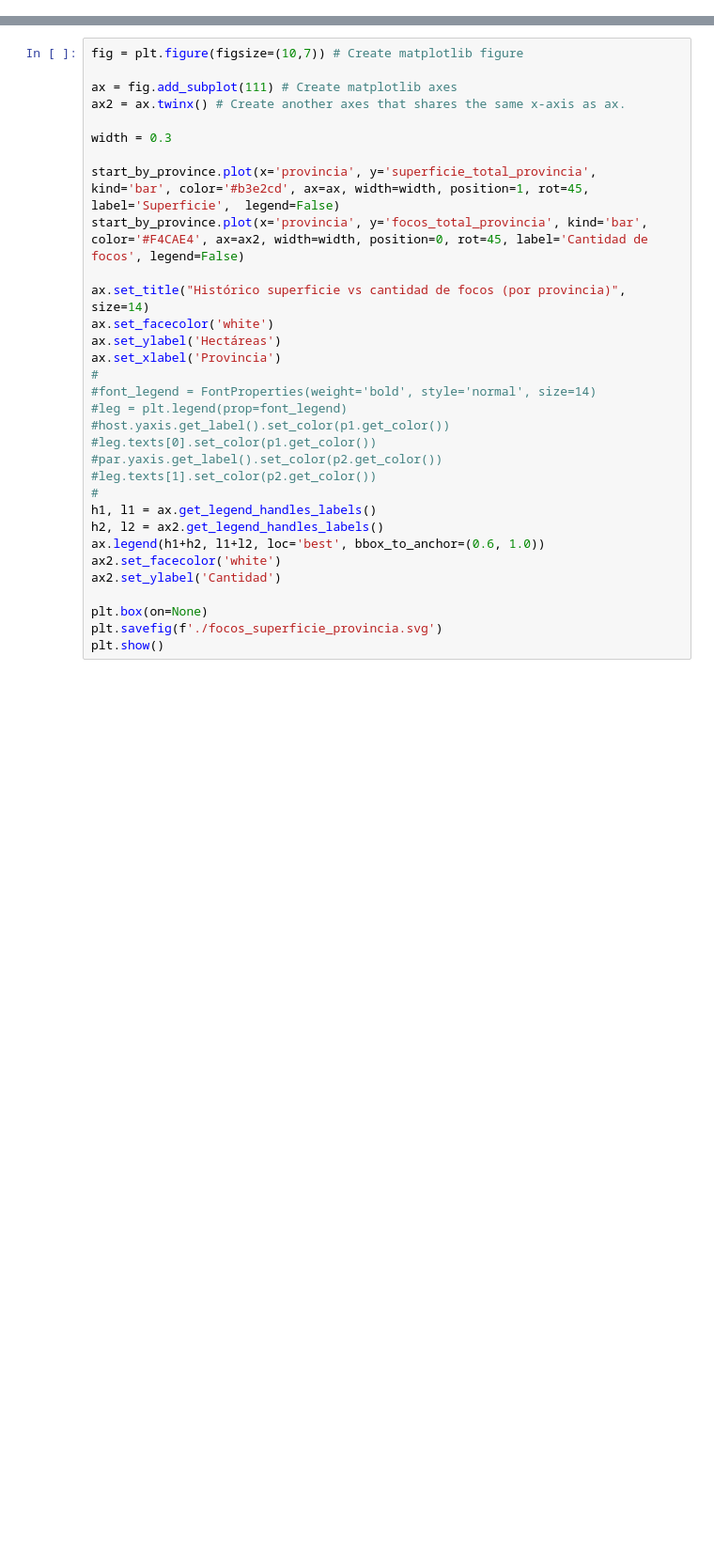
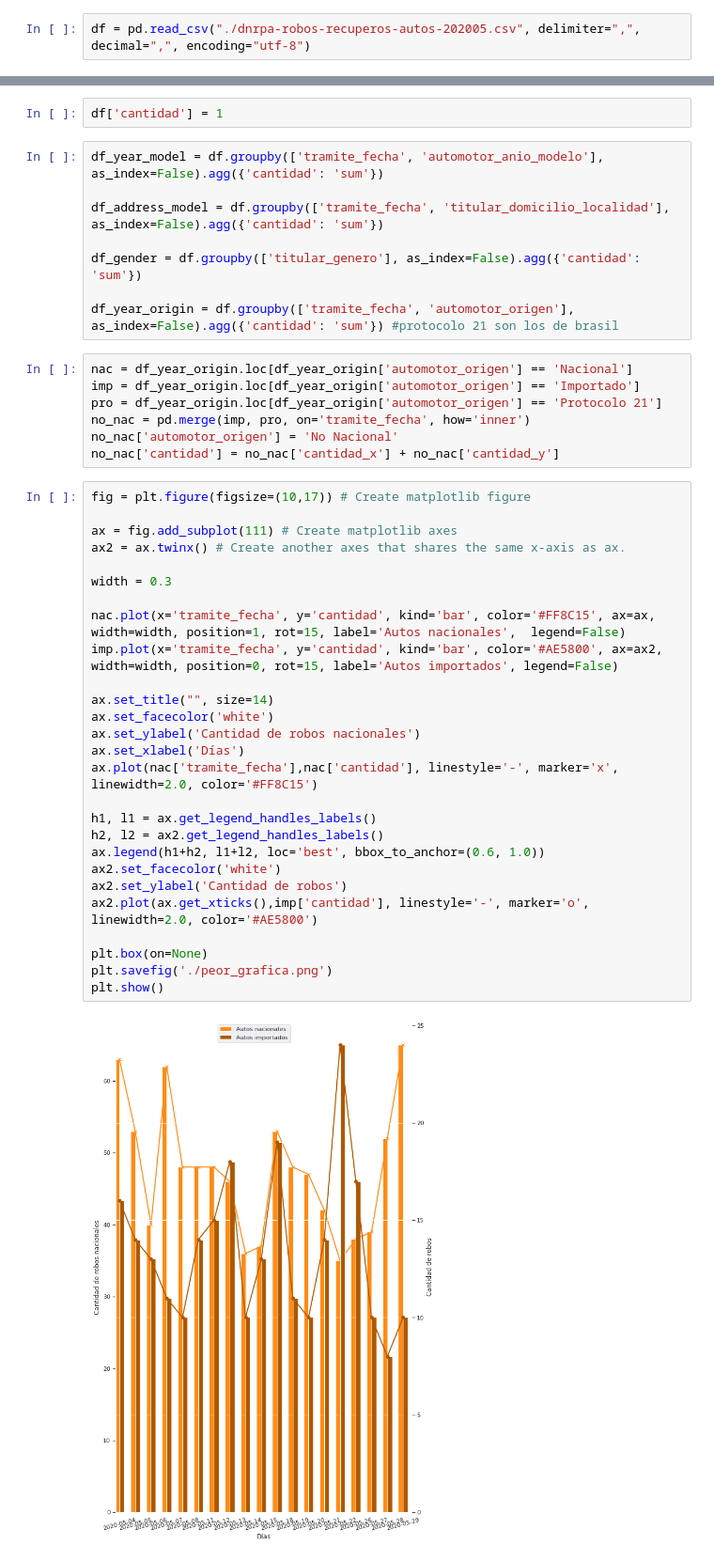
Before and after one commit to juanknebel/visualizacion-de-la-informacion-2020, a Jupyter notebook: tp2/tp2.ipynb, the cells around one changed output, grey strips where cells are left out. Shown: that part at 94% size. Drawn from its saved outputs; the diff is of its cells as text; blank space fills up the shorter version.

```diff
--- a/tp2/tp2.ipynb
+++ b/tp2/tp2.ipynb
@@ -161,0 +16,2 @@ start_by_province = pd.merge(area_by_province, quantity_by_province, on='provinc
+# %%
+df = pd.read_csv("./dnrpa-robos-recuperos-autos-202005.csv", delimiter=",", decimal=",", encoding="utf-8")
@@ -162,32 +44,46 @@ start_by_province = pd.merge(area_by_province, quantity_by_province, on='provinc
+# %%
+df['cantidad'] = 1
+# %%
+df_year_model = df.groupby(['tramite_fecha', 'automotor_anio_modelo'], as_index=False).agg({'cantidad': 'sum'})
+
+df_address_model = df.groupby(['tramite_fecha', 'titular_domicilio_localidad'], as_index=False).agg({'cantidad': 'sum'})
+
+df_gender = df.groupby(['titular_genero'], as_index=False).agg({'cantidad': 'sum'})
+
+df_year_origin = df.groupby(['tramite_fecha', 'automotor_origen'], as_index=False).agg({'cantidad': 'sum'}) #protocolo 21 son los de brasil
+# %%
+nac = df_year_origin.loc[df_year_origin['automotor_origen'] == 'Nacional']
+imp = df_year_origin.loc[df_year_origin['automotor_origen'] == 'Importado']
+pro = df_year_origin.loc[df_year_origin['automotor_origen'] == 'Protocolo 21']
+no_nac = pd.merge(imp, pro, on='tramite_fecha', how='inner')
+no_nac['automotor_origen'] = 'No Nacional'
+no_nac['cantidad'] = no_nac['cantidad_x'] + no_nac['cantidad_y']
 # %%
-fig = plt.figure(figsize=(10,7)) # Create matplotlib figure
+fig = plt.figure(figsize=(10,17)) # Create matplotlib figure
 
 ax = fig.add_subplot(111) # Create matplotlib axes
 ax2 = ax.twinx() # Create another axes that shares the same x-axis as ax.
 
 width = 0.3
 
-start_by_province.plot(x='provincia', y='superficie_total_provincia', kind='bar', color='#b3e2cd', ax=ax, width=width, position=1, rot=45, label='Superficie',  legend=False)
-start_by_province.plot(x='provincia', y='focos_total_provincia', kind='bar', color='#F4CAE4', ax=ax2, width=width, position=0, rot=45, label='Cantidad de focos', legend=False)
+nac.plot(x='tramite_fecha', y='cantidad', kind='bar', color='#FF8C15', ax=ax, width=width, position=1, rot=15, label='Autos nacionales',  legend=False)
+imp.plot(x='tramite_fecha', y='cantidad', kind='bar', color='#AE5800', ax=ax2, width=width, position=0, rot=15, label='Autos importados', legend=False)
 
-ax.set_title("Histórico superficie vs cantidad de focos (por provincia)", size=14)
+ax.set_title("", size=14)
 ax.set_facecolor('white')
-ax.set_ylabel('Hectáreas')
-ax.set_xlabel('Provincia')
-#
-#font_legend = FontProperties(weight='bold', style='normal', size=14)
-#leg = plt.legend(prop=font_legend)
-#host.yaxis.get_label().set_color(p1.get_color())
-#leg.texts[0].set_color(p1.get_color())
-#par.yaxis.get_label().set_color(p2.get_color())
-#leg.texts[1].set_color(p2.get_color())
-#
+ax.set_ylabel('Cantidad de robos nacionales')
+ax.set_xlabel('Días')
+ax.plot(nac['tramite_fecha'],nac['cantidad'], linestyle='-', marker='x', linewidth=2.0, color='#FF8C15')
+
 h1, l1 = ax.get_legend_handles_labels()
 h2, l2 = ax2.get_legend_handles_labels()
 ax.legend(h1+h2, l1+l2, loc='best', bbox_to_anchor=(0.6, 1.0))
 ax2.set_facecolor('white')
-ax2.set_ylabel('Cantidad')
+ax2.set_ylabel('Cantidad de robos')
+ax2.plot(ax.get_xticks(),imp['cantidad'], linestyle='-', marker='o', linewidth=2.0, color='#AE5800')
 
 plt.box(on=None)
-plt.savefig(f'./focos_superficie_provincia.svg')
+plt.savefig('./peor_grafica.png')
 plt.show()
+# %% [output]
+[figure, added]
```
Also changed, not shown: parts of 18 cells of this notebook, 4 other files.
